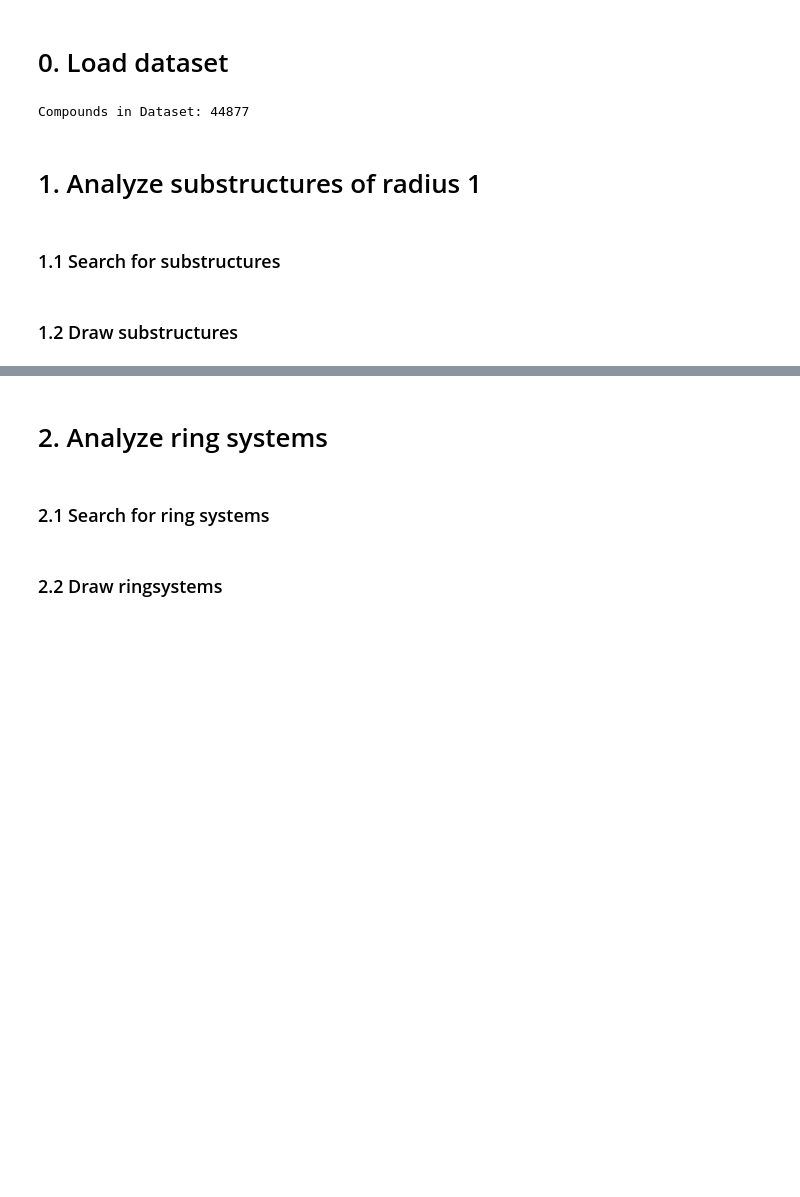
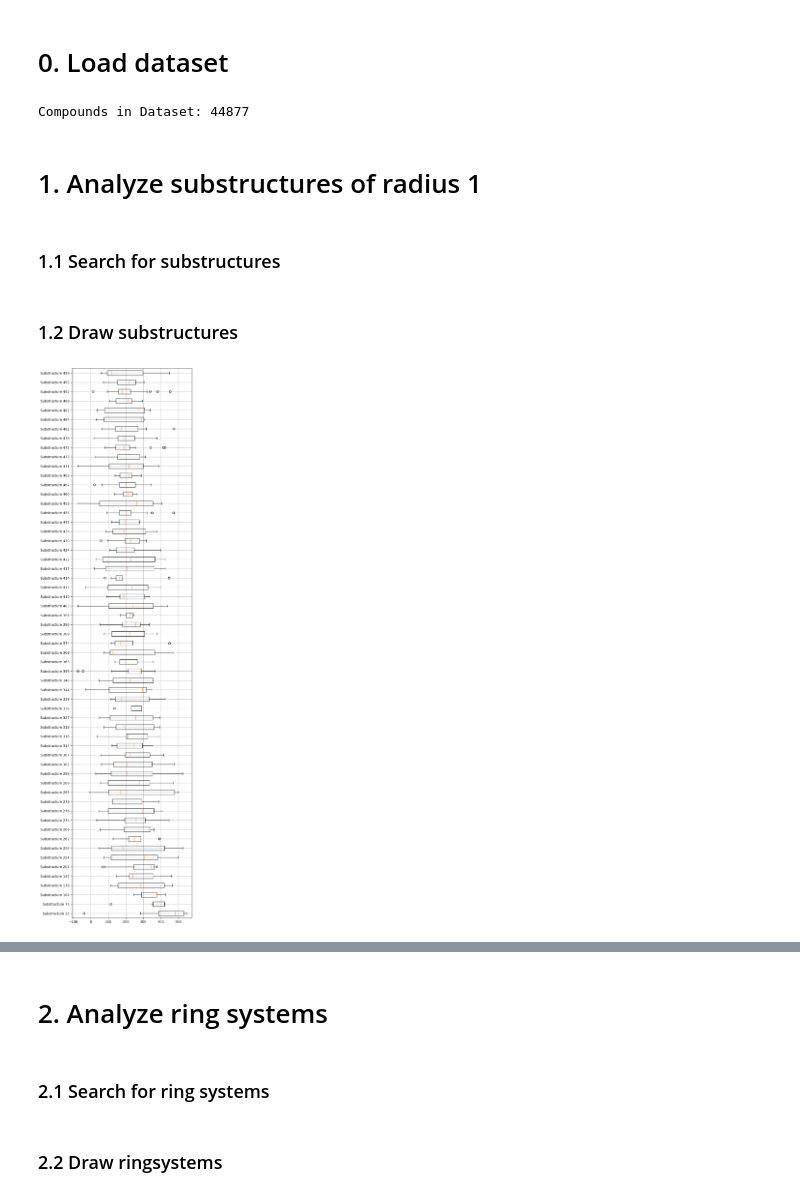
Before and after one commit to filvuk/fia-gnn, a Jupyter notebook: substructure_and_ringsystem_analysis/substructure_and_ringsystem_analysis.ipynb, the cells around one changed output, grey strips where cells are left out. Saved outputs shown, nothing was run; the diff lists cells and outputs as text; code cells hidden in the pictures; blank space fills up the shorter version.

```diff
--- a/substructure_and_ringsystem_analysis/substructure_and_ringsystem_analysis.ipynb
+++ b/substructure_and_ringsystem_analysis/substructure_and_ringsystem_analysis.ipynb
@@ -23,7 +26,7 @@ df = pd.read_csv(os.path.join(DATA_DIRECTORY_PATH, "FIA49k.csv.gz"))
 df.shape
 
 # filter dataset:
-df = df[df["mol_type"] == "dataset"]
+df = df[df["mol_type"] == "fia44k"]
 
 print(f"Compounds in Dataset: {len(df)}")
 # %% [output]
@@ -35,41 +50,75 @@ Compounds in Dataset: 44877
 # %%
 radius = 1
 
-substructure_list = []
+substructures = defaultdict(lambda: [[], 0.])
 
 # write all substructures in list:
-for index, row in df.iterrows():
+for index, row in tqdm(df.iterrows(), total=df.shape[0]):
     smiles = row["ligand_smiles"].split(".")
+    elem = substructures[row["Compound"]]
+    elem[1] = row["fia_solv-PBEh3c"]
     for smi in smiles:
-        substructure_list.extend(getSubSmilesRadN(Chem.MolFromSmiles(smi), radius))
+        elem[0].extend(getSubSmilesRadN(Chem.MolFromSmiles(smi), radius))
+        substructures[row["Compound"]] = (getSubSmilesRadN(Chem.MolFromSmiles(smi), radius), row["fia_solv-PBEh3c"])
 
 # save substructure_list:
 with open("substructures.json", "w") as f:
-    json.dump(substructure_list, f)
+    #json.dump(substructure_list, f)
+    json.dump(substructures, f)
 # %% [markdown]
 ### 1.2 Draw substructures
 # %%
 # load substructure_list:
 with open("substructures.json", "r") as f:
-    substructure_list = json.load(f)
+    substructures_json = json.load(f)
 
-# count substructures:
-substructure_counts = defaultdict(int)
-for i in substructure_list:
-    if i:
-        substructure_counts[i] += 1
+# count substructures and append FIA values:
+#substructure_counts = defaultdict(int)
+#for i in substructure_list:
+#    if i:
+#        substructure_counts[i] += 1
+
+# two-tuple of list of FIAs and substructure count
+substructures = defaultdict(lambda: [[], 0])
+for properties in substructures_json.values():
+    # these are the substructures
+    for substruct in properties[0]:
+        substructures[substruct][0].append(properties[1])
+        substructures[substruct][1] += 1
 
 # sort substructure_counts by counts:
-substructure_counts = dict(sorted(substructure_counts.items(), key=lambda item: item[1], reverse=True))
+substructures = dict(sorted(substructures.items(), key=lambda item: item[1][1], reverse=True))
+#substructure_counts = dict(sorted(substructure_counts.items(), key=lambda item: item[1], reverse=True))
 
 # draw substructures:
-smiles = list(substructure_counts.keys())
-counts = [str(x) for x in substructure_counts.values()]
+smiles = list(substructures.keys())
+counts = [str(x[1]) for x in substructures.values()]
 mols = [Chem.MolFromSmiles(x) for x in smiles]
 
 num_draw_compounds = 50
-Chem.Draw.MolsToGridImage(mols[:num_draw_compounds], molsPerRow=10, legends=counts[:num_draw_compounds], useSVG=True, maxMols=num_draw_compounds)
+#display(Chem.Draw.MolsToGridImage(mols[:num_draw_compounds], molsPerRow=10, legends=counts[:num_draw_compounds], useSVG=True, maxMols=num_draw_compounds))
+
+substructures_highest_fia = dict(sorted(substructures.items(), key= lambda item: statistics.fmean(item[1][0]), reverse=True))
+
+num_highest_fia = 500
+min_count = 7
+
+vals = []
+labels = []
+legends = []
+mols = []
+for i, (k, v) in enumerate(tuple(substructures_highest_fia.items())[:num_highest_fia]):
+    if v[1] < min_count:
+        continue
+    vals.append(v[0])
+    labels.append(f"Substructure {i}")
+    legends.append(f"Substructure {i}: {k}\nCount: {v[1]}, Mean FIA: {statistics.fmean(v[0]):.1f}")
+    mols.append(Chem.MolFromSmiles(k))
+
+draw_boxplots(vals, labels, size = len(labels) / 2)
+display(Chem.Draw.MolsToGridImage(mols, molsPerRow=6, legends=legends, useSVG=True, maxMols = len(labels)))
 # %% [output]
+[figure, added]
 [drawing not drawn]
 # %% [markdown]
 # 2. Analyze ring systems
```
Also changed, not shown: parts of 4 cells of this notebook.
